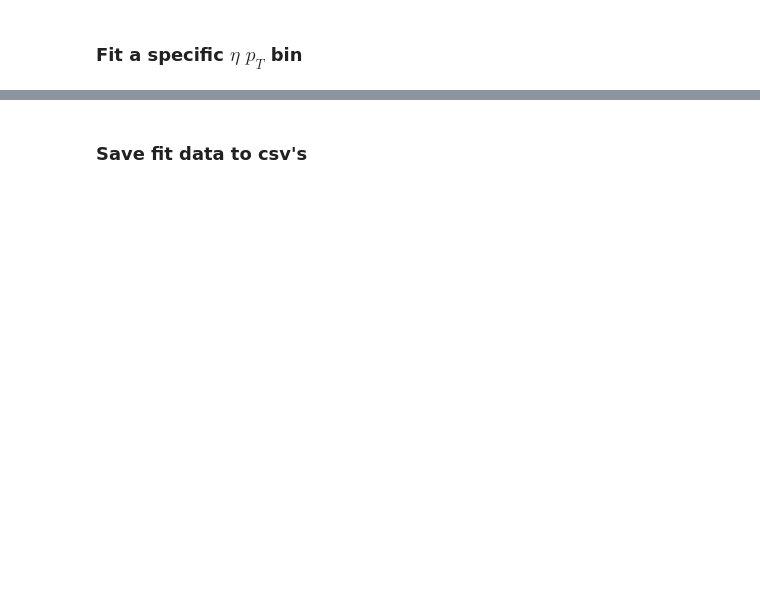
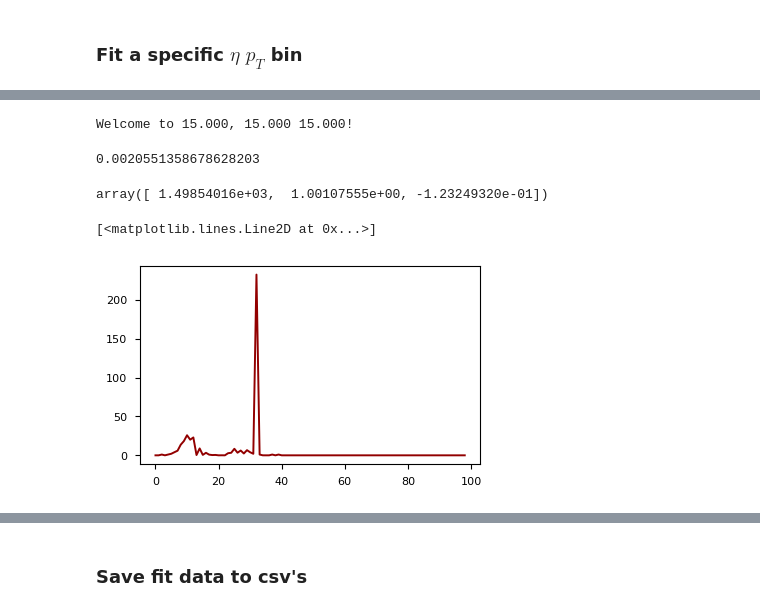
Before and after one commit to dsidirop1/JMECoffea, a Jupyter notebook: CoffeaJERC-Andris.ipynb, the cells around one changed output, grey strips where cells are left out. Saved outputs shown, nothing was run; the diff lists cells and outputs as text; code cells hidden in the pictures; blank space fills up the shorter version.

```diff
--- a/CoffeaJERC-Andris.ipynb
+++ b/CoffeaJERC-Andris.ipynb
@@ -580,0 +877,51 @@ Fit succeeded, p =  [-3.32150570e-18  9.99999999e-01  1.00000000e+00]
+# %%
+print("Welcome to {0:0.3f}, {0:0.3f} {0:0.3f}!".format(15.0,16,"C"))
+# %% [output]
+Welcome to 15.000, 15.000 15.000!
+# %%
+np.sqrt(arr[1,1])
+# %% [output]
+0.0020551358678628203
+# %%
+# histo = output['ptresponse'].integrate('jeteta', hist.Interval(-2.5, -1.3)).integrate('pt', hist.Interval(300, 350))
+histo = output['ptresponse'].integrate('jeteta', hist.Interval(-2.5, -1.3)).integrate('pt', hist.Interval(90, 120))
+h = np.max(histo.values()[('QCD',)])
+h = h if h!=0 else 0.05
+xvals = output['ptresponse'+samp].axis('ptresponse').centers()
+yvals = histo.values()[('QCD',)]
+xvals = xvals[1:]
+yvals = yvals[1:]
+scal = scalings.loc[-2.5,str(300.0)]
+# xvals2 = xvals
+p, arr = curve_fit(gauss, xvals, yvals, p0=[10,1,1])
+# try:
+#     p, arr = curve_fit(gauss, xvals, yvals, p0=[1000,1,1])
+#     print("Fit succeeded, p = ", p)
+# except:
+#     print("Fit failed, p = ", p)
+
+### Second Gaussian
+# xfit_l = np.where(xvals>=p[1]-np.abs(p[2])*1.5)[0][0]
+# xfit_h = np.where(xvals>=p[1]+np.abs(p[2])*1.5)[0][0]
+# xvals2 = xvals[xfit_l: xfit_h]
+# yvals2 = yvals[xfit_l: xfit_h]
+# p, arr = curve_fit(gauss, xvals2, yvals2, p0=p)
+fgaus = gauss(f_xvals, *p)
+
+histvals = np.repeat(histo.axis('ptresponse').centers(), np.array(histo.values()[('QCD',)],dtype='int'))
+
+
+median[i,k] = np.median(histvals)
+mean[i,k] = p[1]-(scal-1)
+width[i,k] = p[2]
+idx.append(i)
+
+ygaus = gauss(xvals, *p)
+chi2 = sum((yvals-ygaus)**2/(yvals+1E-9))
+N = histo.integrate('ptresponse').values()[('QCD',)]
+plot_response_axis = hist.Bin("jeteta", r"Jet $\eta$", hist_pt_edges)
+histo = histo.rebin('ptresponse', plot_response_axis)
+# peak_loc = np.where(xvals<p[1])[0][-1]
+# fit_left = peak_loc-4
+# fit_right = peak_loc+5
+# chi2 = sum((yvals[fit_left:fit_right]-ygaus[fit_left:fit_right])**2/(yvals[fit_left:fit_right]+1E-9))
@@ -580,0 +930,9 @@ Fit succeeded, p =  [-3.32150570e-18  9.99999999e-01  1.00000000e+00]
+# %%
+p
+# %% [output]
+array([ 1.49854016e+03,  1.00107555e+00, -1.23249320e-01])
+# %%
+plt.plot((yvals-ygaus)**2/(yvals+1E-9))
+# %% [output]
+[<matplotlib.lines.Line2D at 0x...>]
+[figure, added]
```
Also changed, not shown: parts of 64 cells of this notebook, 21 other files.
